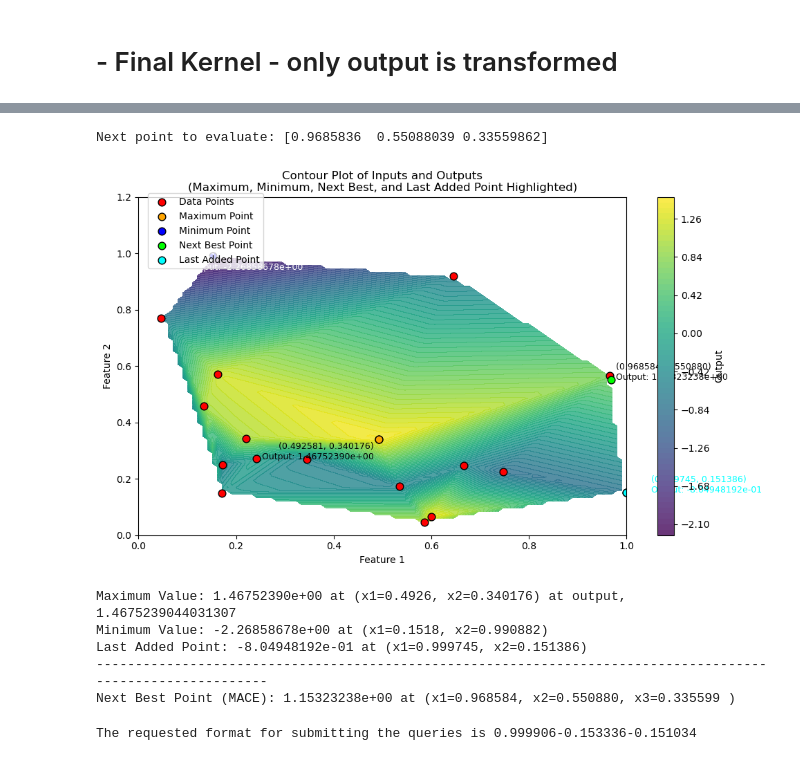
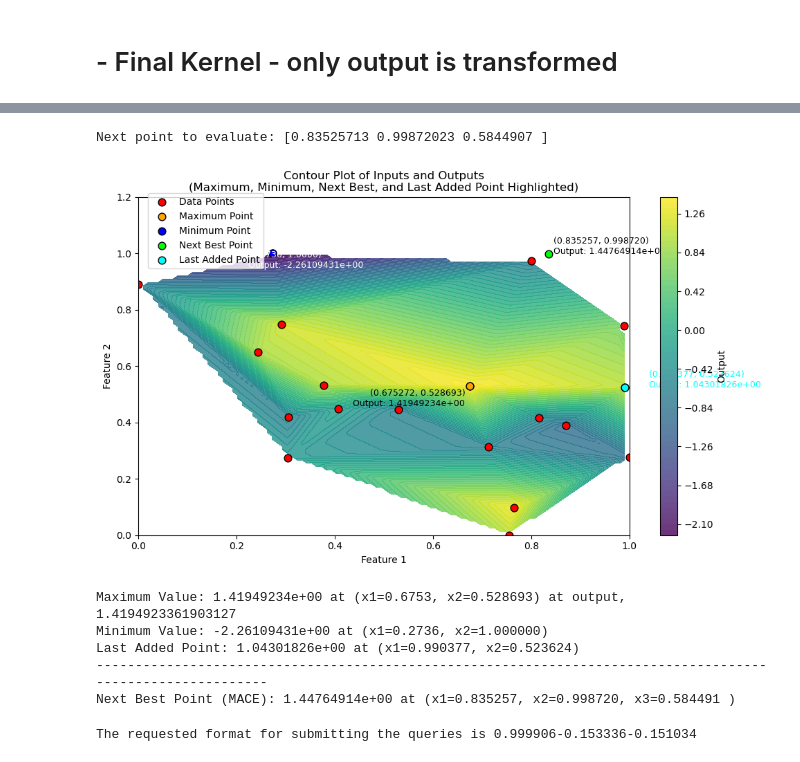
Before and after one commit to Alerdo/BlackBox-Bayesian_Optimisation, a Jupyter notebook: initial_data/0.0 notebooks/f3_optimisation.ipynb, the cells around one changed output, grey strips where cells are left out. Cells and saved outputs as stored; diff of their text form; code cells hidden in the pictures.

```diff
--- a/initial_data/0.0 notebooks/f3_optimisation.ipynb
+++ b/initial_data/0.0 notebooks/f3_optimisation.ipynb
@@ -22,8 +22,15 @@ q3_inp = [0.999745, 0.812448, 0.151386]
 q3_out = [-0.1253984755037782]
 
 
-f1_inp = np.vstack((f1_inp, q1_inp, q2_inp, q3_inp))
-f1_out = np.append(f1_out, [q1_out, q2_out,q3_out])
+q4_inp = [0.968584, 0.55088 , 0.335599]
+q4_out = [-0.04474717158628833]
+
+q5_inp = [0.435129, 0.492539, 0.66649 ]
+q5_out = [-0.10448271348295962]
+
+
+f1_inp = np.vstack((f1_inp, q1_inp, q2_inp, q3_inp, q4_inp, q5_inp))
+f1_out = np.append(f1_out, [q1_out, q2_out,q3_out, q4_out, q5_out])
 f1_inp, f1_out
 # max(f1_out), np.mean(f1_out)
 # %% [output]
@@ -820,8 +738,8 @@ from sklearn.gaussian_process.kernels import ExpSineSquared, WhiteKernel, Consta
 kernel = (
             C(1.0, (1e-14, 1e3)) *  # ConstantKernel (scale)
             (
-                RBF(length_scale=[0.5, 10, 0.5],  # Large length scale for feature 2 (ignored)
-                    length_scale_bounds=[(0.05, 4.0), (0.05, 7000.0), (0.05, 4.0)])
+                RBF(length_scale=[0.5, 1000, 0.5],  # Large length scale for feature 2 (ignored)
+                    length_scale_bounds=[(0.05, 4.0), (0.05, 10000.0), (0.05, 4.0)])
 
             )
             + WhiteKernel(noise_level=0.1, noise_level_bounds=(1e-6, 0.1))  # Noise
@@ -971,7 +1282,7 @@ hebo = HEBOOptimizer(
     bounds=bounds,
     initial_X=x_final,
     initial_y=y_final,
-    beta = 2.6,      # Controls exploration in UCB: Higher β explores more, Lower β exploits more
+    beta = 2,      # Controls exploration in UCB: Higher β explores more, Lower β exploits more
     xi = 1, # Increases exploration in noisy areas, expanding search range# Adjusts the stochastic mean: Higher ξ favors noisier, uncertain regions
     epsilon = 0.1 # # Exploration probabiselflity: Higher ε increases random sampling
 )
@@ -1029,40 +1340,40 @@ plt.text(
     next_point[0] + 0.01, next_point[1],
     f"({next_point[0]:.6f}, {next_point[1]:.6f})\nOutput: {next_z:.8e}",
     color='black',
     fontsize=9
 )
 
 # Plot last added point
 plt.scatter(last_x, last_y, color='cyan', edgecolor='black', s=s, label="Last Added Point")
 plt.text(
     last_x + 0.05, last_y,
     f"({last_x:.6f}, {last_y:.6f})\nOutput: {last_z:.8e}",
     color='cyan',
     fontsize=9
 )
 
 # Final plot settings
 plt.xlabel("Feature 1")
 plt.ylabel("Feature 2")
 plt.title("Contour Plot of Inputs and Outputs\n(Maximum, Minimum, Next Best, and Last Added Point Highlighted)")
 plt.legend(loc='center left', bbox_to_anchor=(0.01, 0.9))
 plt.tight_layout()
 plt.show()
 
 # Print information about the points
 print(f"Maximum Value: {max_z:.8e} at (x1={max_x:.4f}, x2={max_y:.6f}) at output, {np.max(y_final)}")
 print(f"Minimum Value: {min_z:.8e} at (x1={min_x:.4f}, x2={min_y:.6f})")
 print(f"Last Added Point: {last_z:.8e} at (x1={last_x:.6f}, x2={last_y:.6f})")
 print("------------------------------------------------------------------------------------------------------------")
 print(f"Next Best Point (MACE): {next_z:.8e} at (x1={next_point[0]:.6f}, x2={next_point[1]:.6f}, x3={next_point[2]:.6f} )")
 # %% [output]
-Next point to evaluate: [0.9685836  0.55088039 0.33559862]
+Next point to evaluate: [0.83525713 0.99872023 0.5844907 ]
-[figure, old version]
+[figure, new version]
-Maximum Value: 1.46752390e+00 at (x1=0.4926, x2=0.340176) at output, 1.4675239044031307
-Minimum Value: -2.26858678e+00 at (x1=0.1518, x2=0.990882)
-Last Added Point: -8.04948192e-01 at (x1=0.999745, x2=0.151386)
+Maximum Value: 1.41949234e+00 at (x1=0.6753, x2=0.528693) at output, 1.4194923361903127
+Minimum Value: -2.26109431e+00 at (x1=0.2736, x2=1.000000)
+Last Added Point: 1.04301826e+00 at (x1=0.990377, x2=0.523624)
 ------------------------------------------------------------------------------------------------------------
-Next Best Point (MACE): 1.15323238e+00 at (x1=0.968584, x2=0.550880, x3=0.335599 )
+Next Best Point (MACE): 1.44764914e+00 at (x1=0.835257, x2=0.998720, x3=0.584491 )
 # %%
 
 def kumaraswamy_inverse_warp(Y, a, b):
```
Also changed, not shown: parts of 17 cells of this notebook, 5 other files.
